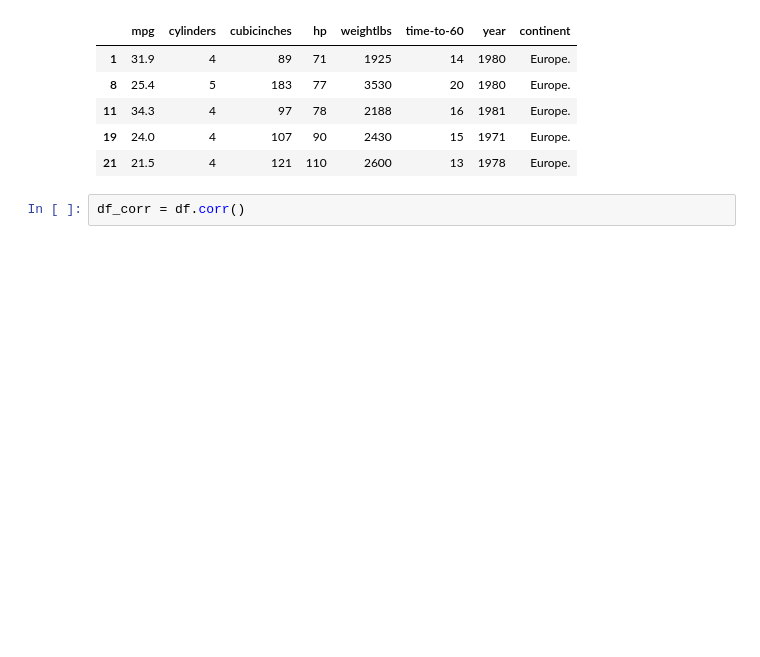
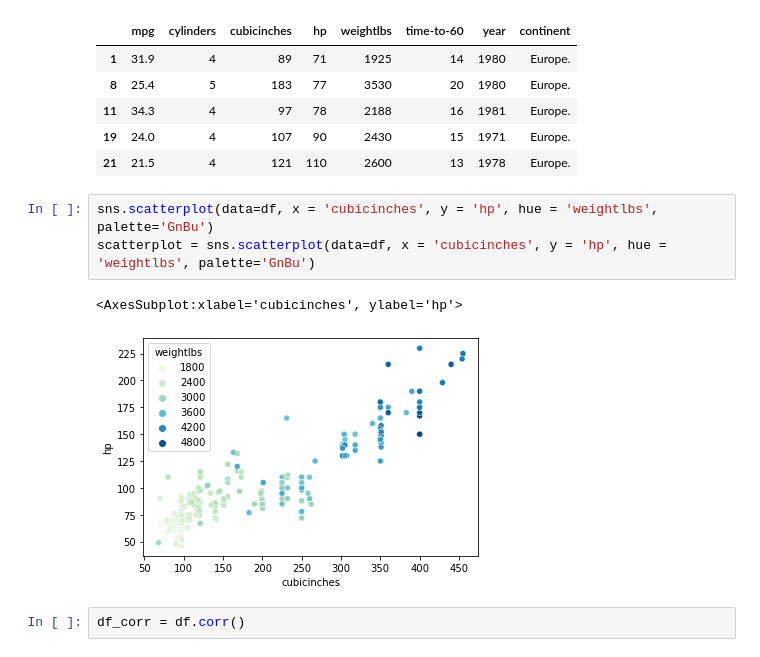
Before and after one commit to JOLYfranck/Streamlit-challenge-Voitures, a Jupyter notebook: streamlit challenge voitures.ipynb, the cells around one changed output. Cells and saved outputs as stored; diff of their text form; blank space fills up the shorter version.

```diff
--- a/streamlit challenge voitures.ipynb
+++ b/streamlit challenge voitures.ipynb
@@ -32,6 +32,12 @@ dfeurope.head()
 | 11 | 34.3 | 4 | 97 | 78 | 2188 | 16 | 1981 | Europe. |
 | 19 | 24.0 | 4 | 107 | 90 | 2430 | 15 | 1971 | Europe. |
 | 21 | 21.5 | 4 | 121 | 110 | 2600 | 13 | 1978 | Europe. |
+# %%
+sns.scatterplot(data=df, x = 'cubicinches', y = 'hp', hue = 'weightlbs', palette='GnBu')
+scatterplot = sns.scatterplot(data=df, x = 'cubicinches', y = 'hp', hue = 'weightlbs', palette='GnBu')
+# %% [output]
+<AxesSubplot:xlabel='cubicinches', ylabel='hp'>
+[figure, added]
 # %%
 df_corr = df.corr()
 # %%
```
Also changed, not shown: 2 other files.
